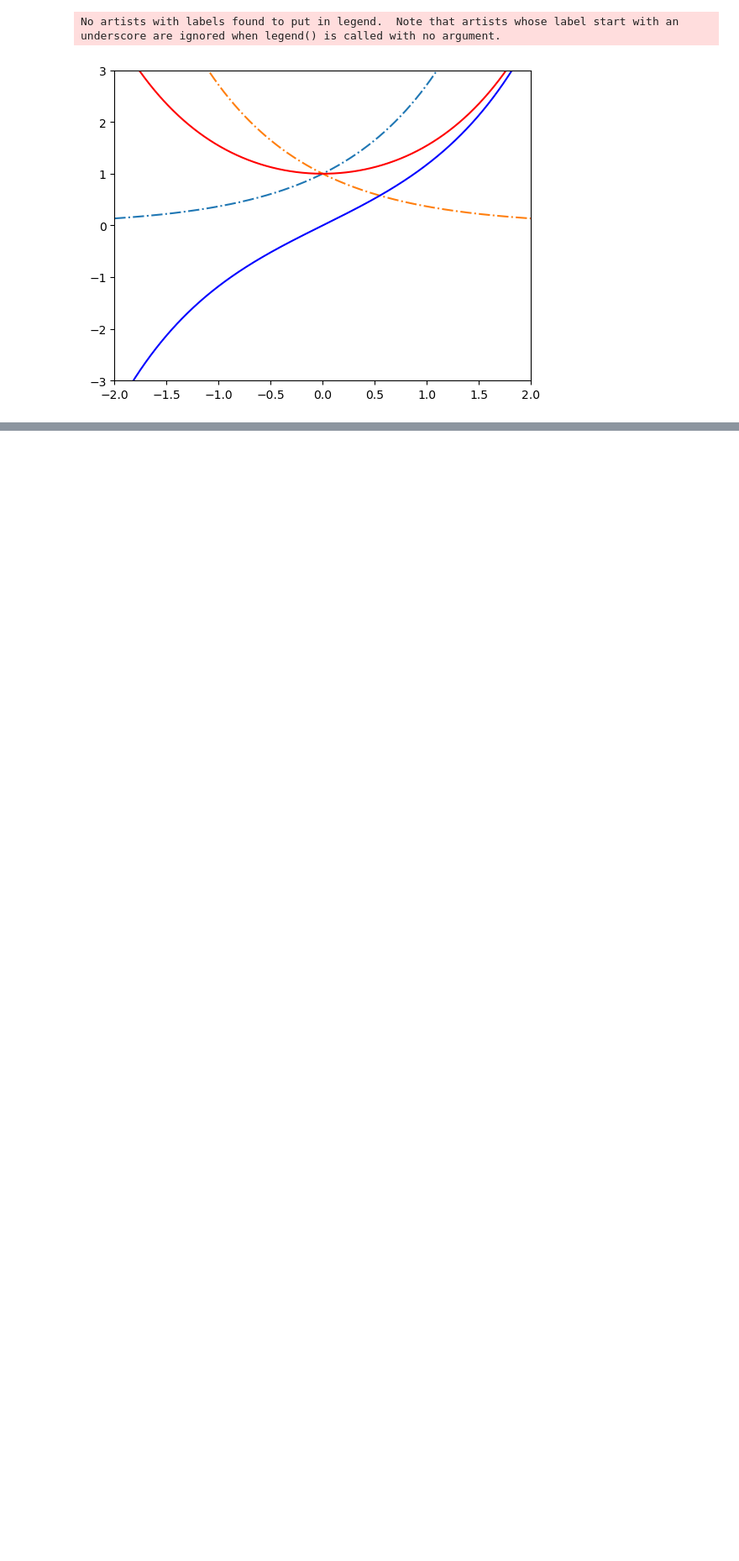
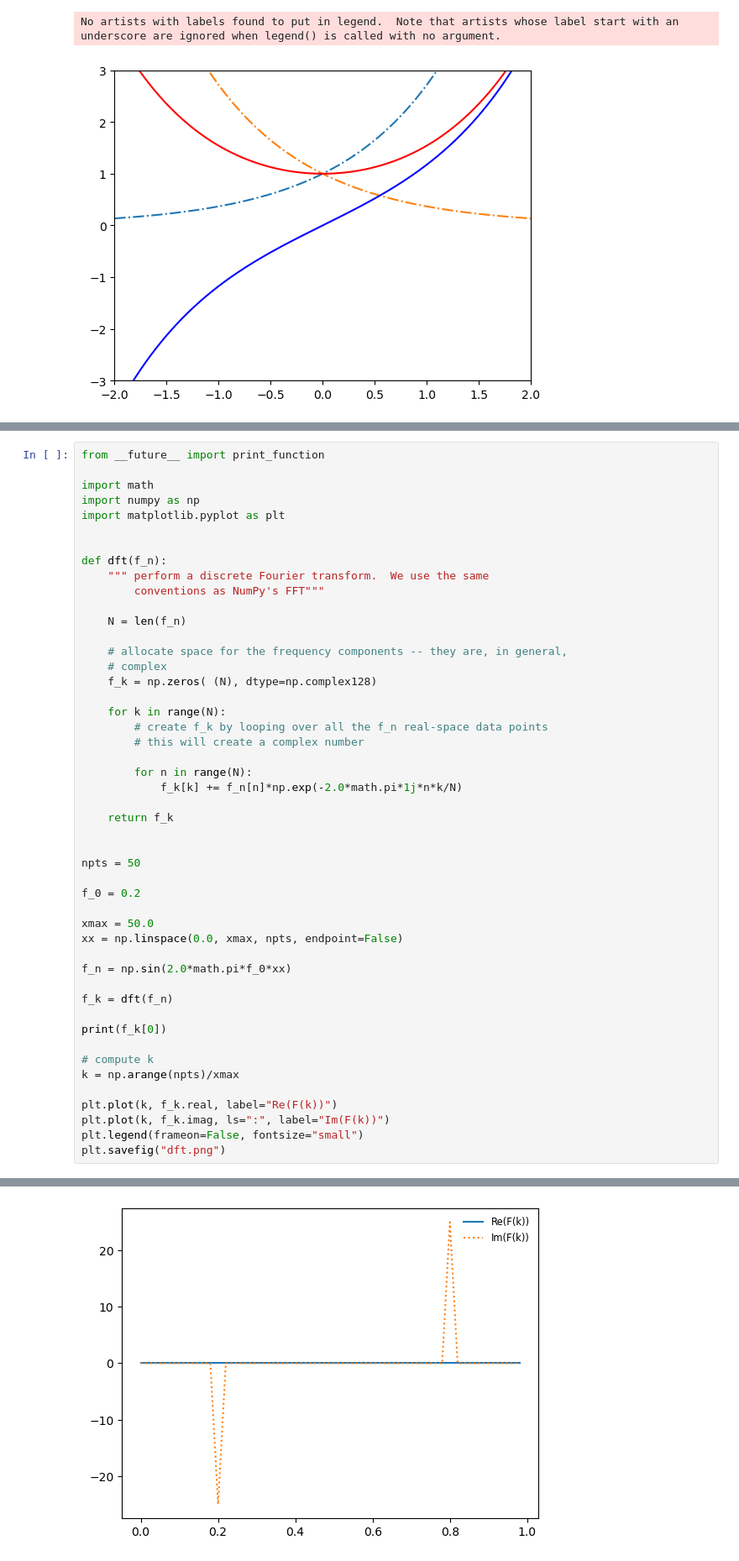
Before and after one commit to xfli376/Lecture, a Jupyter notebook: python_MQ_ME.ipynb, the cells around one changed output, grey strips where cells are left out. Shown at 84% size. Saved outputs shown, nothing was run; the diff lists cells and outputs as text; blank space fills up the shorter version.

```diff
--- a/python_MQ_ME.ipynb
+++ b/python_MQ_ME.ipynb
@@ -266,0 +1099,49 @@ No artists with labels found to put in legend.  Note that artists whose label st
+# %%
+from __future__ import print_function
+
+import math
+import numpy as np
+import matplotlib.pyplot as plt
+
+
+def dft(f_n):
+    """ perform a discrete Fourier transform.  We use the same
+        conventions as NumPy's FFT"""
+
+    N = len(f_n)
+
+    # allocate space for the frequency components -- they are, in general,
+    # complex
+    f_k = np.zeros( (N), dtype=np.complex128)
+
+    for k in range(N):
+        # create f_k by looping over all the f_n real-space data points
+        # this will create a complex number
+
+        for n in range(N):
+            f_k[k] += f_n[n]*np.exp(-2.0*math.pi*1j*n*k/N)
+
+    return f_k
+
+
+npts = 50
+
+f_0 = 0.2
+
+xmax = 50.0
+xx = np.linspace(0.0, xmax, npts, endpoint=False)
+
+f_n = np.sin(2.0*math.pi*f_0*xx)
+
+f_k = dft(f_n)
+
+print(f_k[0])
+
+# compute k
+k = np.arange(npts)/xmax
+
+plt.plot(k, f_k.real, label="Re(F(k))")
+plt.plot(k, f_k.imag, ls=":", label="Im(F(k))")
+plt.legend(frameon=False, fontsize="small")
+plt.savefig("dft.png")
+# %% [output]
@@ -266,0 +1149 @@ No artists with labels found to put in legend.  Note that artists whose label st
+[figure, added]
```
Also changed, not shown: parts of 12 cells of this notebook, 20 other files.
